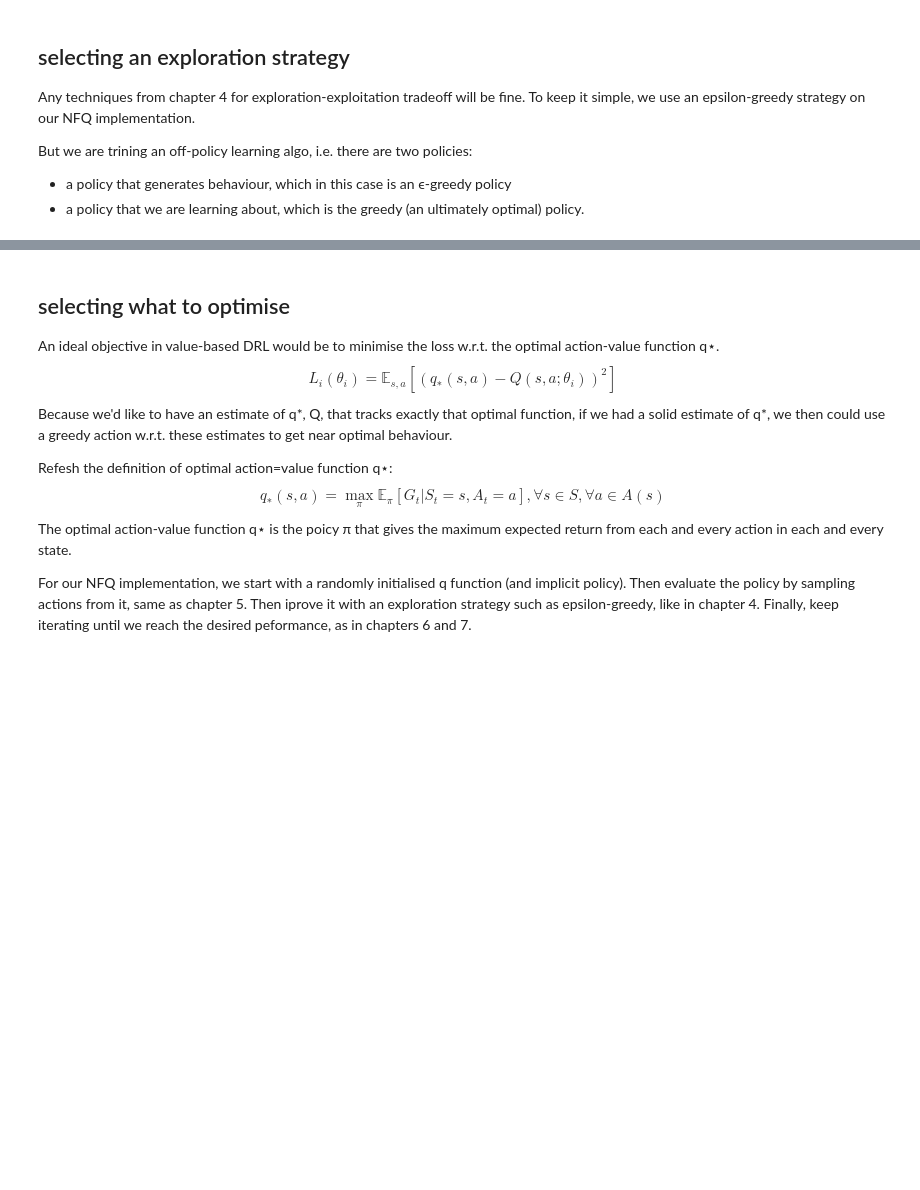
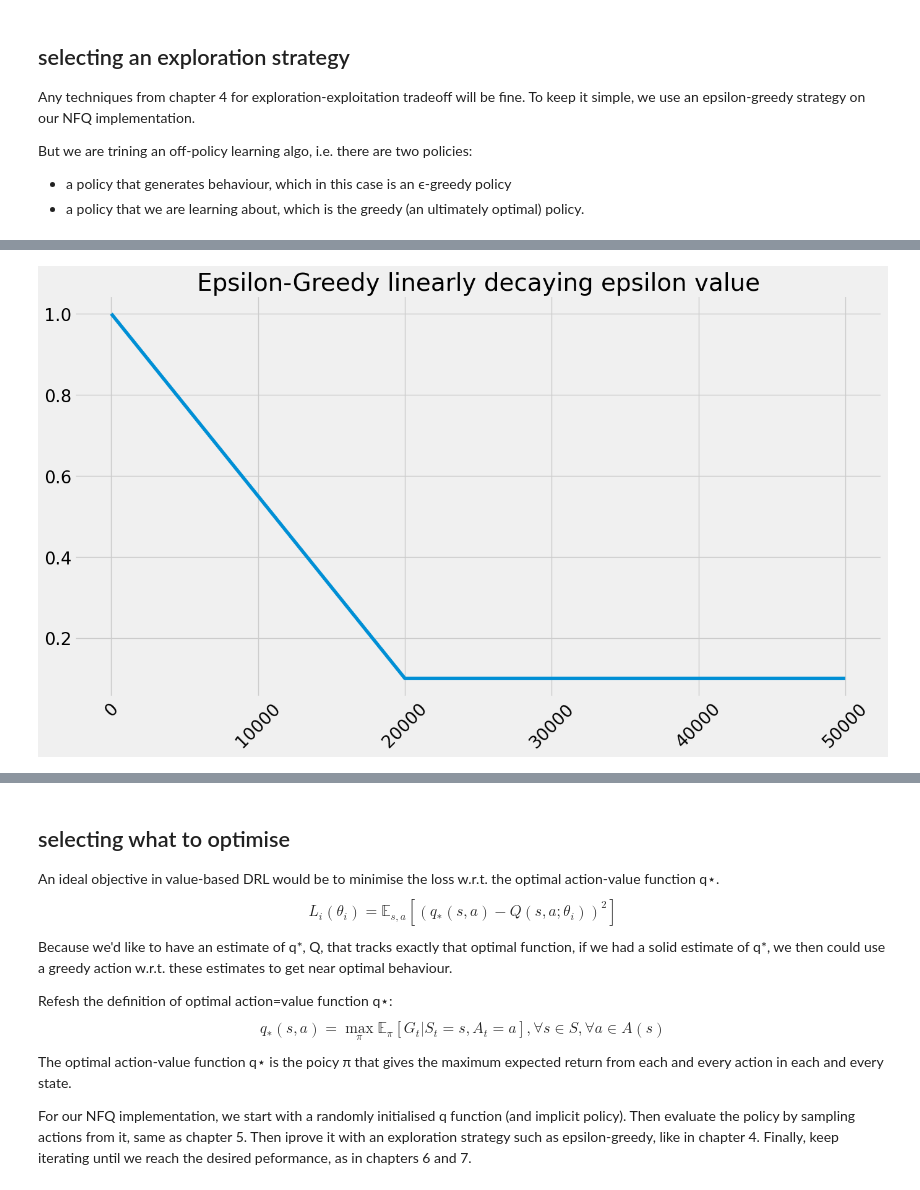
Before and after one commit to romenlaw/RL-playground, a Jupyter notebook: rl_playground4.ipynb, the cells around one changed output, grey strips where cells are left out. Cells and saved outputs as stored; diff of their text form; code cells hidden in the pictures; blank space fills up the shorter version.

```diff
--- a/rl_playground4.ipynb
+++ b/rl_playground4.ipynb
@@ -250,0 +259,38 @@ class EGreedyStrategy():
+# %%
+class EGreedyLinearStrategy():
+  def __init__(self, init_epsilon=1.0, min_epsilon=0.1, decay_steps=20000):
+    self.t = 0 # timestep
+    self.epsilon = init_epsilon
+    self.init_epsilon = init_epsilon
+    self.min_epsilon = min_epsilon
+    self.decay_steps = decay_steps
+    self.exploratory_action_taken = None
+
+  def _epsilon_update(self):
+    epsilon = 1 - self.t / self.decay_steps
+    epsilon = (self.init_epsilon - self.min_epsilon) * epsilon + self.min_epsilon
+    epsilon = np.clip(epsilon, self.min_epsilon, self.init_epsilon)
+    self.t += 1
+    return epsilon
+
+  def select_action(self, model, state):
+    self.exploratory_action_taken = False
+    with torch.no_grad():
+      q_values = model(state).cpu().detach().data.numpy().squeeze()
+
+    if np.random.rand() > self.epsilon:
+      action = np.argmax(q_values)
+    else:
+      action = np.random.randint(len(q_values))
+
+    self.epsilon = self._epsilon_update()
+    self.exploratory_action_taken = action != np.argmax(q_values)
+    return action
+# %%
+s = EGreedyLinearStrategy()
+plt.plot([s._epsilon_update() for _ in range(50000)])
+plt.title('Epsilon-Greedy linearly decaying epsilon value')
+plt.xticks(rotation=45)
+plt.show()
+# %% [output]
+[figure, added]
```
Also changed, not shown: parts of 12 cells of this notebook.
